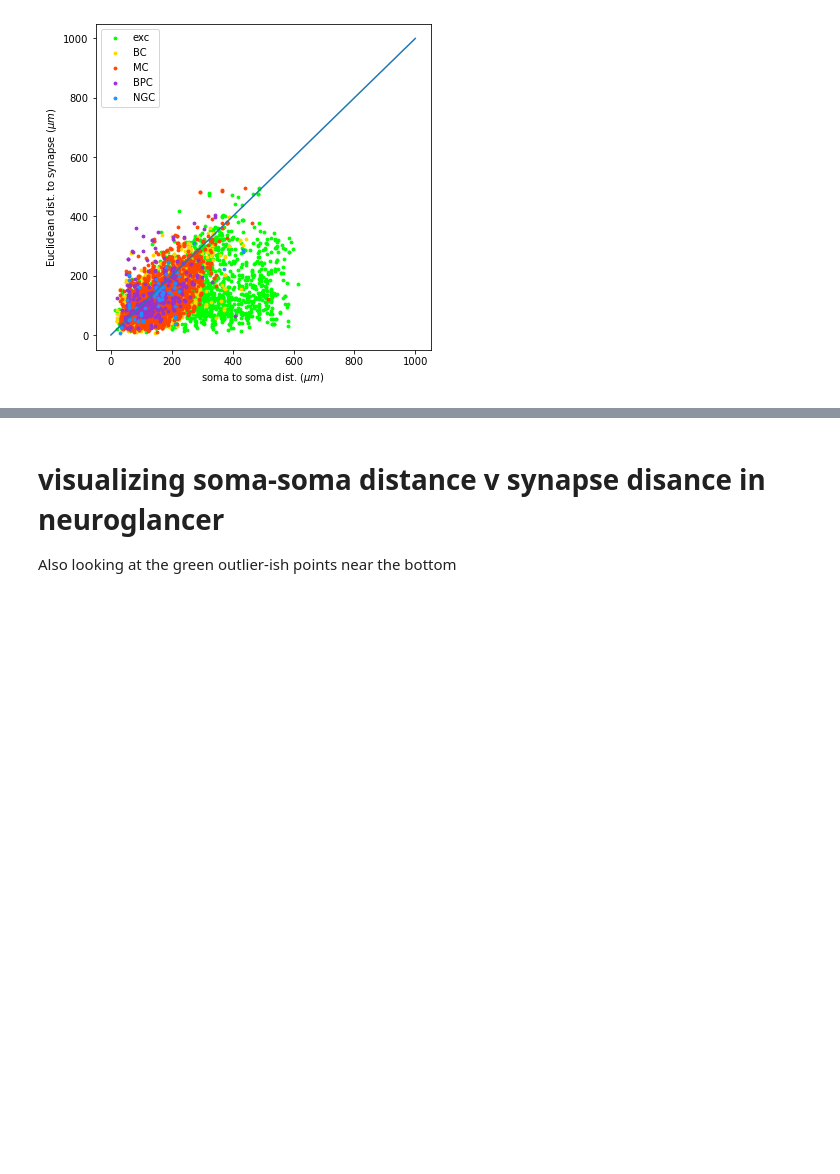
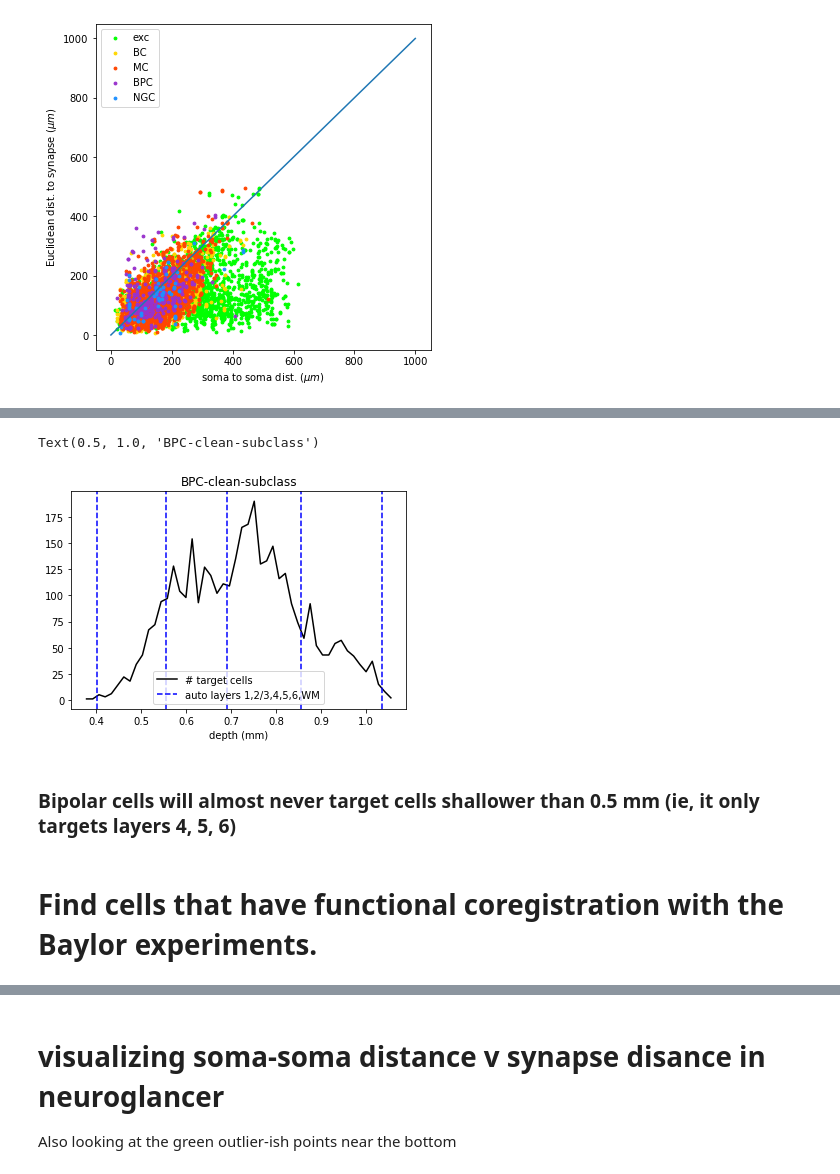
Before and after one commit to AlexTMallen/microns-synapse, a Jupyter notebook: src/subclass_cumulative_analysis.ipynb, the cells around one changed output, grey strips where cells are left out. Drawn from its saved outputs; the diff is of its cells as text; code cells hidden in the pictures; blank space fills up the shorter version.

```diff
--- a/src/subclass_cumulative_analysis.ipynb
+++ b/src/subclass_cumulative_analysis.ipynb
@@ -312,0 +330,29 @@ fig.savefig(os.path.join(cumul_results_dir, results_fname + "_soma-soma_v_euc.pn
+# %%
+target_depths = []
+target_n_syns = []
+for i in range(len(clean_output_df)):
+    ID = clean_output_df.post_pt_root_id.iloc[i]
+    if ID in valid_ids:
+        target_depths.append(cells_by_root.loc[ID].pt_position[1] * 4 / 1_000_000)
+        target_n_syns.append(clean_output_df.n_syn.iloc[i])
+# %%
+target_n_syns = np.array(target_n_syns)
+# %%
+layer_borders = np.array([0.400516, 0.555516, 0.690516, 0.855516, 1.035516])  # 1 PCA mode
+# %%
+h, be = np.histogram(target_depths, bins=50, weights=1/target_n_syns)
+bc = (be[1:] + be[:-1]) / 2
+plt.plot(bc, h, color="k", label="# target cells")
+plt.axvline(layer_borders[0], linestyle="--", color="blue", label="auto layers 1,2/3,4,5,6,WM")
+for bound in layer_borders[1:]:
+    plt.axvline(bound, linestyle="--", color="blue")
+plt.legend()
+plt.xlabel("depth (mm)")
+plt.title(exp_name)
+# %% [output]
+Text(0.5, 1.0, 'BPC-clean-subclass')
+[figure, added]
+# %% [markdown]
+### Bipolar cells will almost never target cells shallower than 0.5 mm (ie, it only targets layers 4, 5, 6)
+# %% [markdown]
+# Find cells that have functional coregistration with the Baylor experiments.
```
Also changed, not shown: parts of 22 cells of this notebook, 2 other files.
